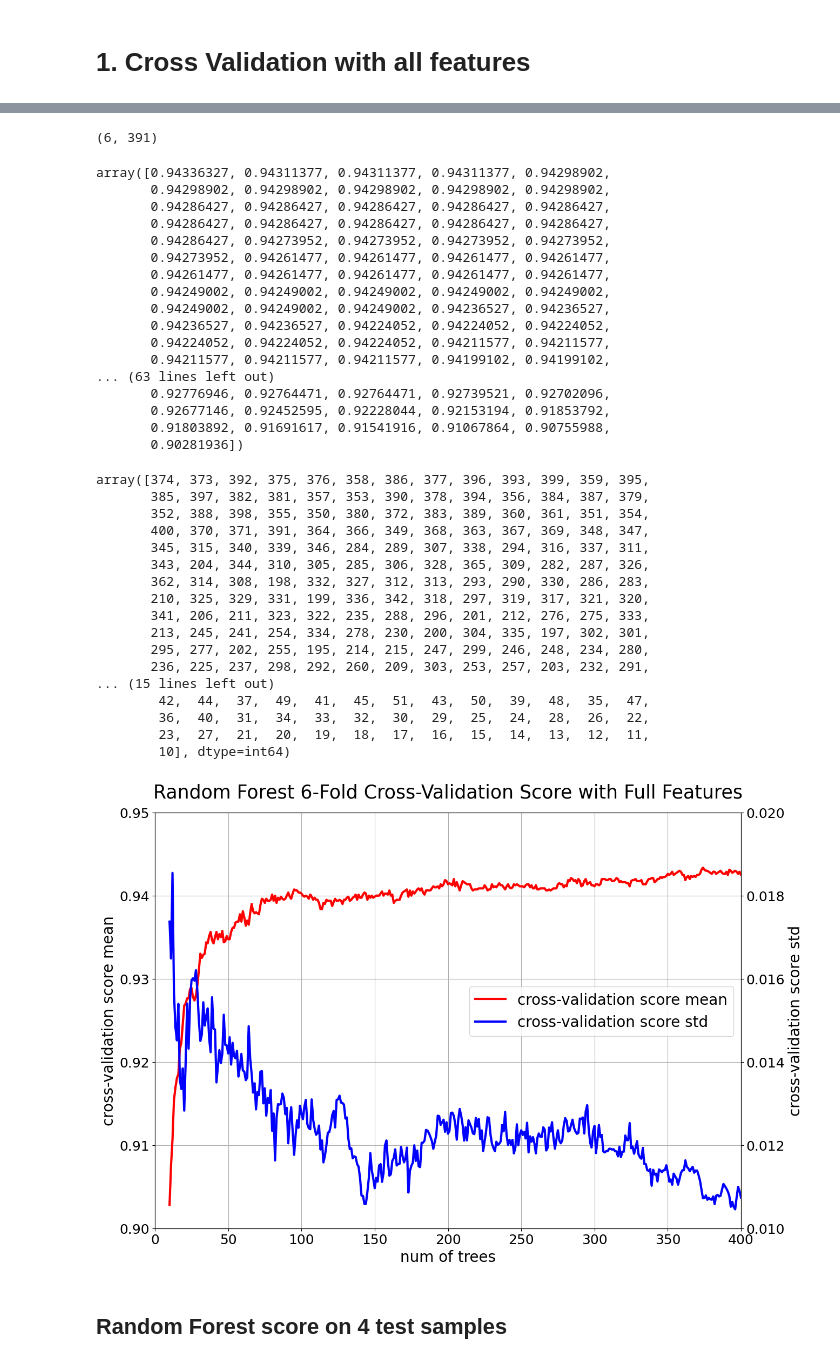
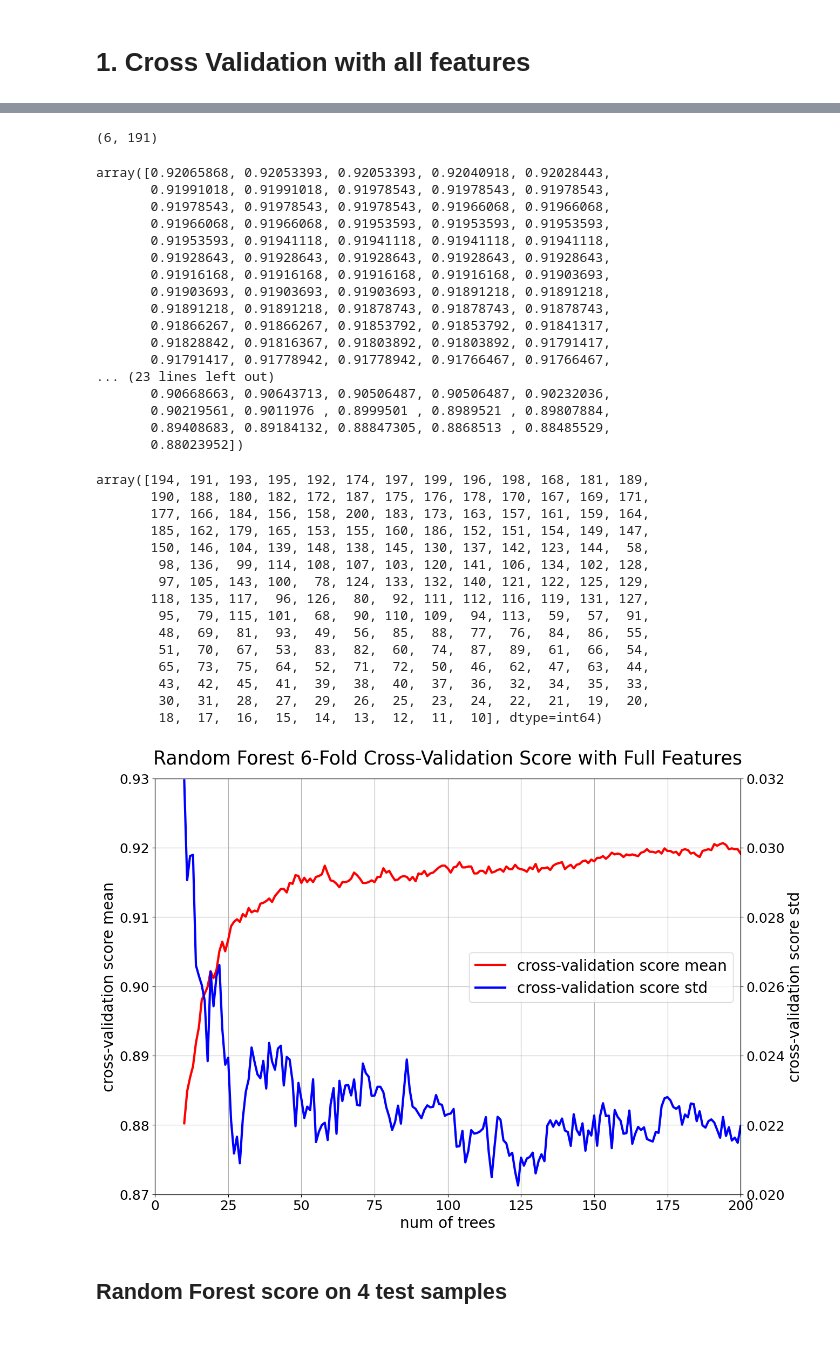
Before and after one commit to pmcesky/4D-Cell, a Jupyter notebook: random_forest.ipynb, the cells around one changed output, grey strips where cells are left out. Saved outputs shown, nothing was run; the diff lists cells and outputs as text; code cells hidden in the pictures.

```diff
--- a/random_forest.ipynb
+++ b/random_forest.ipynb
@@ -86,7 +86,7 @@ for i in tqdm(range(6)): # 6-fold cross-validation
     X_train, y_train = shuffle(X_train, y_train, random_state=1)
     # X_val, y_val = shuffle(X_val, y_val, random_state=1)
     scores = []
-    for n_trees in range(10, 200):
+    for n_trees in range(10, 201):
         forest = RandomForestClassifier(n_estimators=n_trees, random_state=1, n_jobs=10)
         forest.fit(X_train, y_train)
         scores.append(forest.score(X_val, y_val))
@@ -104,68 +100,66 @@ with open( './rf_cv_score_all_features.json', 'r') as f:
 # %%
 np.array(rf_cv_score).shape
 # %% [output]
-(6, 391)
+(6, 191)
 # %%
 -np.sort(-np.mean(rf_cv_score, axis=0))
 # %% [output]
-array([0.94336327, 0.94311377, 0.94311377, 0.94311377, 0.94298902,
-       0.94298902, 0.94298902, 0.94298902, 0.94298902, 0.94298902,
-       0.94286427, 0.94286427, 0.94286427, 0.94286427, 0.94286427,
-       0.94286427, 0.94286427, 0.94286427, 0.94286427, 0.94286427,
-       0.94286427, 0.94273952, 0.94273952, 0.94273952, 0.94273952,
-       0.94273952, 0.94261477, 0.94261477, 0.94261477, 0.94261477,
-       0.94261477, 0.94261477, 0.94261477, 0.94261477, 0.94261477,
-       0.94249002, 0.94249002, 0.94249002, 0.94249002, 0.94249002,
-       0.94249002, 0.94249002, 0.94249002, 0.94236527, 0.94236527,
-       0.94236527, 0.94236527, 0.94224052, 0.94224052, 0.94224052,
-       0.94224052, 0.94224052, 0.94224052, 0.94211577, 0.94211577,
-       0.94211577, 0.94211577, 0.94211577, 0.94199102, 0.94199102,
-... (63 lines left out)
-       0.92776946, 0.92764471, 0.92764471, 0.92739521, 0.92702096,
-       0.92677146, 0.92452595, 0.92228044, 0.92153194, 0.91853792,
-       0.91803892, 0.91691617, 0.91541916, 0.91067864, 0.90755988,
-       0.90281936])
+array([0.92065868, 0.92053393, 0.92053393, 0.92040918, 0.92028443,
+       0.91991018, 0.91991018, 0.91978543, 0.91978543, 0.91978543,
+       0.91978543, 0.91978543, 0.91978543, 0.91966068, 0.91966068,
+       0.91966068, 0.91966068, 0.91953593, 0.91953593, 0.91953593,
+       0.91953593, 0.91941118, 0.91941118, 0.91941118, 0.91941118,
+       0.91928643, 0.91928643, 0.91928643, 0.91928643, 0.91928643,
+       0.91916168, 0.91916168, 0.91916168, 0.91916168, 0.91903693,
+       0.91903693, 0.91903693, 0.91903693, 0.91891218, 0.91891218,
+       0.91891218, 0.91891218, 0.91878743, 0.91878743, 0.91878743,
+       0.91866267, 0.91866267, 0.91853792, 0.91853792, 0.91841317,
+       0.91828842, 0.91816367, 0.91803892, 0.91803892, 0.91791417,
+       0.91791417, 0.91778942, 0.91778942, 0.91766467, 0.91766467,
+... (23 lines left out)
+       0.90668663, 0.90643713, 0.90506487, 0.90506487, 0.90232036,
+       0.90219561, 0.9011976 , 0.8999501 , 0.8989521 , 0.89807884,
+       0.89408683, 0.89184132, 0.88847305, 0.8868513 , 0.88485529,
+       0.88023952])
 # %%
-np.argsort(-np.mean(rf_cv_score, axis=0))+10
+np.argsort(-np.mean(rf_cv_score, axis=0))+10 # n_trees
 # %% [output]
-array([374, 373, 392, 375, 376, 358, 386, 377, 396, 393, 399, 359, 395,
-       385, 397, 382, 381, 357, 353, 390, 378, 394, 356, 384, 387, 379,
-       352, 388, 398, 355, 350, 380, 372, 383, 389, 360, 361, 351, 354,
-       400, 370, 371, 391, 364, 366, 349, 368, 363, 367, 369, 348, 347,
-       345, 315, 340, 339, 346, 284, 289, 307, 338, 294, 316, 337, 311,
-       343, 204, 344, 310, 305, 285, 306, 328, 365, 309, 282, 287, 326,
-       362, 314, 308, 198, 332, 327, 312, 313, 293, 290, 330, 286, 283,
-       210, 325, 329, 331, 199, 336, 342, 318, 297, 319, 317, 321, 320,
-       341, 206, 211, 323, 322, 235, 288, 296, 201, 212, 276, 275, 333,
-       213, 245, 241, 254, 334, 278, 230, 200, 304, 335, 197, 302, 301,
-       295, 277, 202, 255, 195, 214, 215, 247, 299, 246, 248, 234, 280,
-       236, 225, 237, 298, 292, 260, 209, 303, 253, 257, 203, 232, 291,
-... (15 lines left out)
-        42,  44,  37,  49,  41,  45,  51,  43,  50,  39,  48,  35,  47,
-        36,  40,  31,  34,  33,  32,  30,  29,  25,  24,  28,  26,  22,
-        23,  27,  21,  20,  19,  18,  17,  16,  15,  14,  13,  12,  11,
-        10], dtype=int64)
+array([194, 191, 193, 195, 192, 174, 197, 199, 196, 198, 168, 181, 189,
+       190, 188, 180, 182, 172, 187, 175, 176, 178, 170, 167, 169, 171,
+       177, 166, 184, 156, 158, 200, 183, 173, 163, 157, 161, 159, 164,
+       185, 162, 179, 165, 153, 155, 160, 186, 152, 151, 154, 149, 147,
+       150, 146, 104, 139, 148, 138, 145, 130, 137, 142, 123, 144,  58,
+        98, 136,  99, 114, 108, 107, 103, 120, 141, 106, 134, 102, 128,
+        97, 105, 143, 100,  78, 124, 133, 132, 140, 121, 122, 125, 129,
+       118, 135, 117,  96, 126,  80,  92, 111, 112, 116, 119, 131, 127,
+        95,  79, 115, 101,  68,  90, 110, 109,  94, 113,  59,  57,  91,
+        48,  69,  81,  93,  49,  56,  85,  88,  77,  76,  84,  86,  55,
+        51,  70,  67,  53,  83,  82,  60,  74,  87,  89,  61,  66,  54,
+        65,  73,  75,  64,  52,  71,  72,  50,  46,  62,  47,  63,  44,
+        43,  42,  45,  41,  39,  38,  40,  37,  36,  32,  34,  35,  33,
+        30,  31,  28,  27,  29,  26,  25,  23,  24,  22,  21,  19,  20,
+        18,  17,  16,  15,  14,  13,  12,  11,  10], dtype=int64)
 # %%
 # plot num_trees vs cross_validation score mean and std
 fig, ax1 = plt.subplots(figsize = (14,10))
 ax1.plot(range(10,201),np.mean(rf_cv_score, axis=0), label = 'cross-validation score mean', color = 'r', linewidth = 3)
 ax2 = ax1.twinx()
 ax2.plot(range(10,201),np.std(rf_cv_score, axis=0), label = 'cross-validation score std', color = 'b', linewidth = 3)
 ax1.grid()
 ax1.set_xlim(0,200)
-ax1.set_ylim(0.90, 0.95)
-ax2.set_ylim(0.010, 0.020)
+ax1.set_ylim(0.87, 0.93)
+ax2.set_ylim(0.020, 0.032)
 ax1.xaxis.set_tick_params(labelsize=18)
 ax1.yaxis.set_tick_params(labelsize=18)
 ax2.yaxis.set_tick_params(labelsize=18)
 ax1.set_xlabel('num of trees', fontsize = 20)
 ax1.set_ylabel('cross-validation score mean', fontsize = 20)
 ax2.set_ylabel('cross-validation score std', fontsize = 20)
 fig.legend(loc="upper right", bbox_to_anchor=(1,0.6), bbox_transform=ax1.transAxes, fontsize = 20)
 ax1.set_title('Random Forest 6-Fold Cross-Validation Score with Full Features', fontsize = 25, y = 1.025)
 fig.savefig('./random_forest_full_features_6_fold_cv_score.png')
 # %% [output]
-[figure, old version]
+[figure, new version]
 # %% [markdown]
 ## Random Forest score on 4 test samples
 # %%
```
Also changed, not shown: parts of 4 cells of this notebook, 1 other file.
